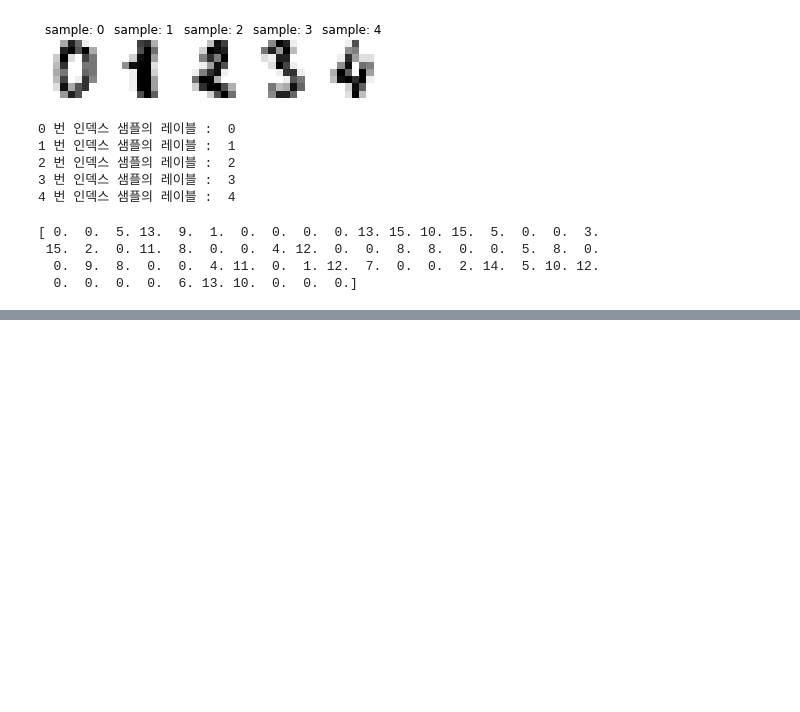
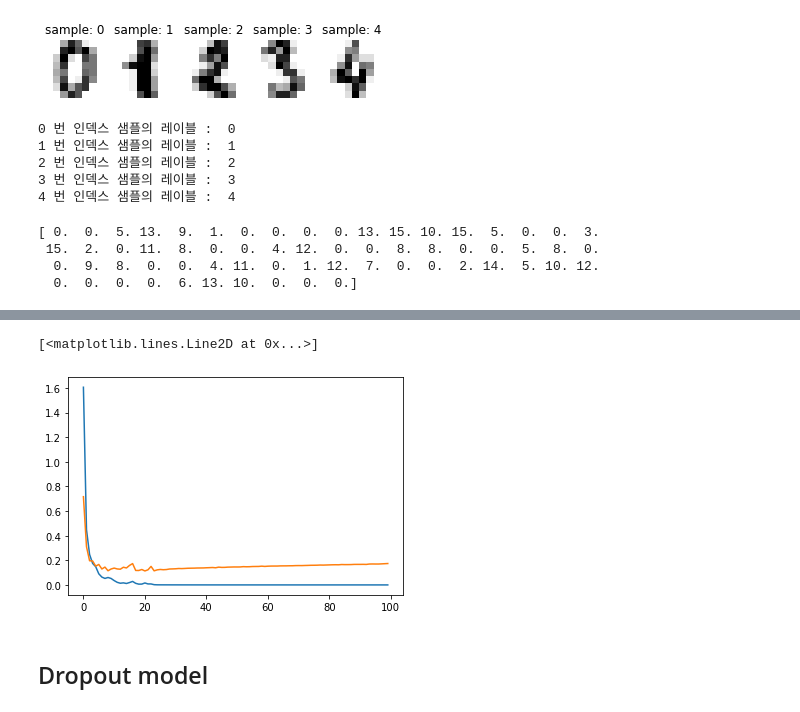
Before and after one commit to hana-dool/Study_Pytorch, a Jupyter notebook: 2. Pytorch NN 모델링.ipynb, the cells around one changed output, grey strips where cells are left out. Drawn from its saved outputs; the diff is of its cells as text; code cells hidden in the pictures; blank space fills up the shorter version.

```diff
--- a/2. Pytorch NN 모델링.ipynb
+++ b/2. Pytorch NN 모델링.ipynb
@@ -260,0 +325,3 @@ plt.plot(losses)
+# %%
+loss_fn = nn.CrossEntropyLoss()
+optimizer = optim.Adam(net.parameters())
@@ -260,0 +330,5 @@ plt.plot(losses)
+# %%
+for i,x in enumerate(['x','y','z']):
+    k = i
+print(i)
+print(x)
@@ -260,0 +338,19 @@ plt.plot(losses)
+# %%
+train_losses = []
+test_losses = []
+for epoch in range(100):
+    running_loss = 0.0
+    for i, (xx, yy) in enumerate(loader): # loader 는 batch size 를 뭉텅이만큼 내보낸다. 즉 i 는 batch 가 진행될떄 마다 증가된다.
+        y_pred = net(xx)
+        loss = loss_fn(y_pred, yy)
+        optimizer.zero_grad()
+        loss.backward()
+        optimizer.step()
+        running_loss += loss.item() # loss 는 1 dim 의 tensor 형태로 나오므로 item 을 해주어서 scalar 로 변환
+    train_loss = running_loss / i
+    train_losses.append(train_loss) # for 이 끝나고 기억되는 i 는 saple / bathsize 로 총 학습의 수.
+    y_pred = net(X_test)
+    test_loss = loss_fn(y_pred, Y_test) # 한 iteration 이 끝나고 나서 계산되는 test loss
+    test_losses.append(test_loss.item())
+    if epoch % 10 == 0:
+        print('Epoch {:4d}/{} Train_loss: {:.10f} Test_loss: {:.10f}'.format(epoch, 100, train_loss ,test_loss.item()))
@@ -260,0 +368,11 @@ plt.plot(losses)
+# %%
+import matplotlib.pyplot as plt
+import pandas as pd
+
+plt.plot(pd.DataFrame(train_losses))
+plt.plot(pd.DataFrame(test_losses))
+# %% [output]
+[<matplotlib.lines.Line2D at 0x...>]
+[figure, added]
+# %% [markdown]
+## Dropout model
```
Also changed, not shown: parts of 38 cells of this notebook, 1 other file.
